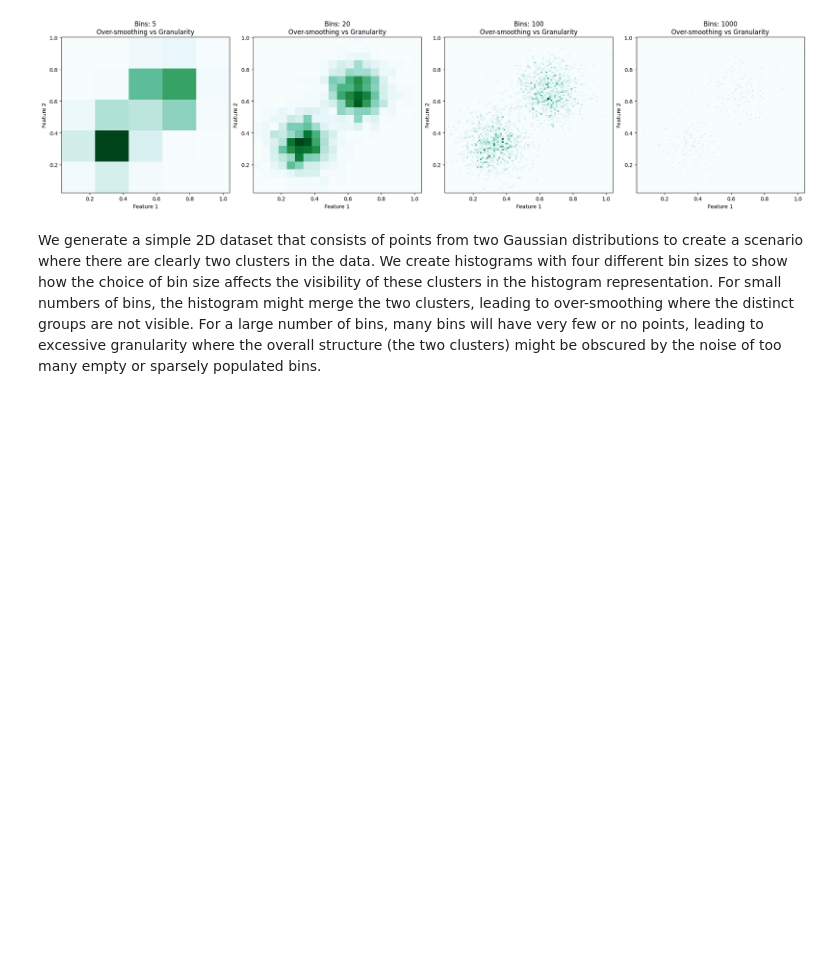
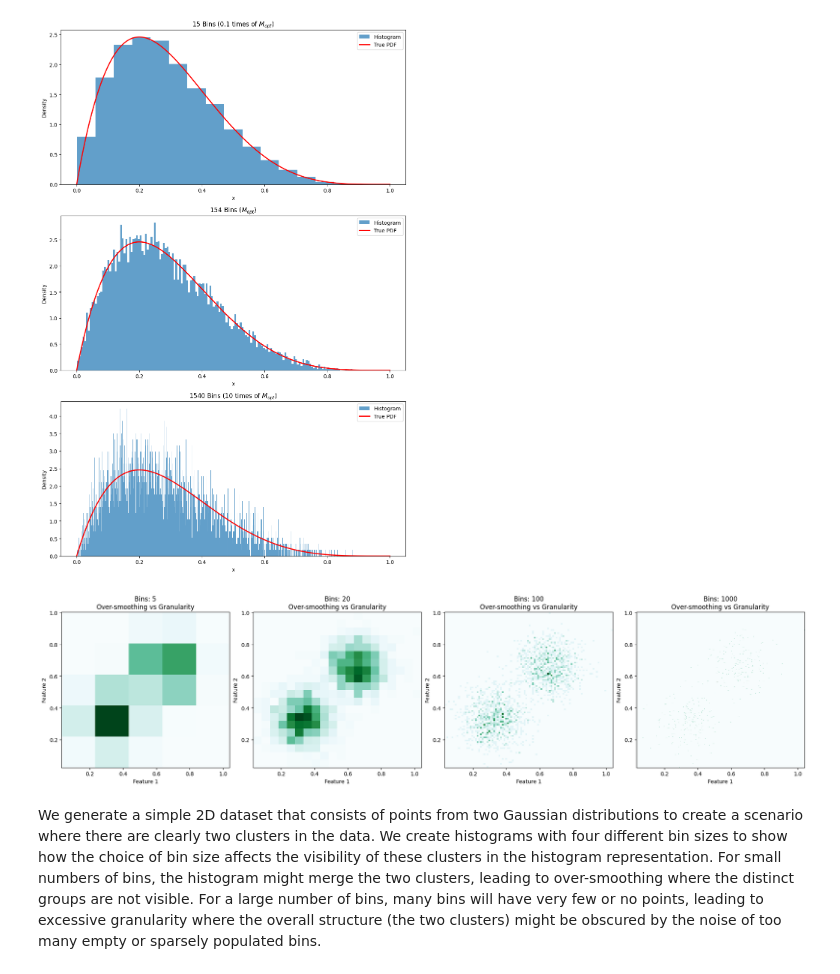
Before and after one commit to wattlebirdaz/prob, a Jupyter notebook: Histograms.ipynb, the cells around one changed output. Drawn from its saved outputs; the diff is of its cells as text; code cells hidden in the pictures; blank space fills up the shorter version.

Commit message:
added notes for histogram, count-min sketch

```diff
--- a/Histograms.ipynb
+++ b/Histograms.ipynb
@@ -5,3 +189,55 @@
+# %%
+import numpy as np
+import matplotlib.pyplot as plt
+from scipy.stats import beta
+from scipy.optimize import minimize_scalar
+
+# Parameters for the Beta distribution
+alpha, beta_param = 2, 5
+n = 10000  # Sample size
+
+# L derived from the Beta distribution \alpha and \beta parameters
+L = 30
+
+# Generate a sample from the Beta distribution
+sample = beta.rvs(alpha, beta_param, size=n)
+
+# Approximate p_max by evaluating the PDF over a fine grid
+x = np.linspace(0, 1, 10000)
+p_max = np.max(beta.pdf(x, alpha, beta_param))
+
+# Simplified approach to calculate M_opt
+# Since L is not directly used here, we focus on the influence of p_max and n
+M_opt = int(np.cbrt((L**2 * n) / p_max))  # Cubic root of (n/p_max) as a simplified rule
+# Define numbers of bins for comparison
+bins_small = M_opt // 10
+bins_large = M_opt * 10
+
+# Create subplots
+fig, axs = plt.subplots(3, 1, figsize=(10, 15))
+
+# Titles for subplots
+titles = [f'{bins_small} Bins (0.1 times of $M_{{opt}}$)',
+          f'{M_opt} Bins ($M_{{opt}}$)',
+          f'{bins_large} Bins (10 times of $M_{{opt}}$)']
+
+# Bins configurations for plotting
+bins_configs = [bins_small, M_opt, bins_large]
+
+for ax, bins, title in zip(axs, bins_configs, titles):
+    # Plotting the histogram for the given number of bins
+    ax.hist(sample, bins=bins, density=True, alpha=0.7, label='Histogram')
+    # Plotting the true Beta distribution
+    ax.plot(x, beta.pdf(x, alpha, beta_param), 'r-', lw=2, label='True PDF')
+    ax.set_title(title)
+    ax.set_xlabel('x')
+    ax.set_ylabel('Density')
+    ax.legend()
+
+plt.tight_layout()
+plt.show()
+# %% [output]
+[figure, added]
 # %%
 import numpy as np
 import matplotlib.pyplot as plt
```
Also changed, not shown: parts of 4 cells of this notebook, 15 other files.
